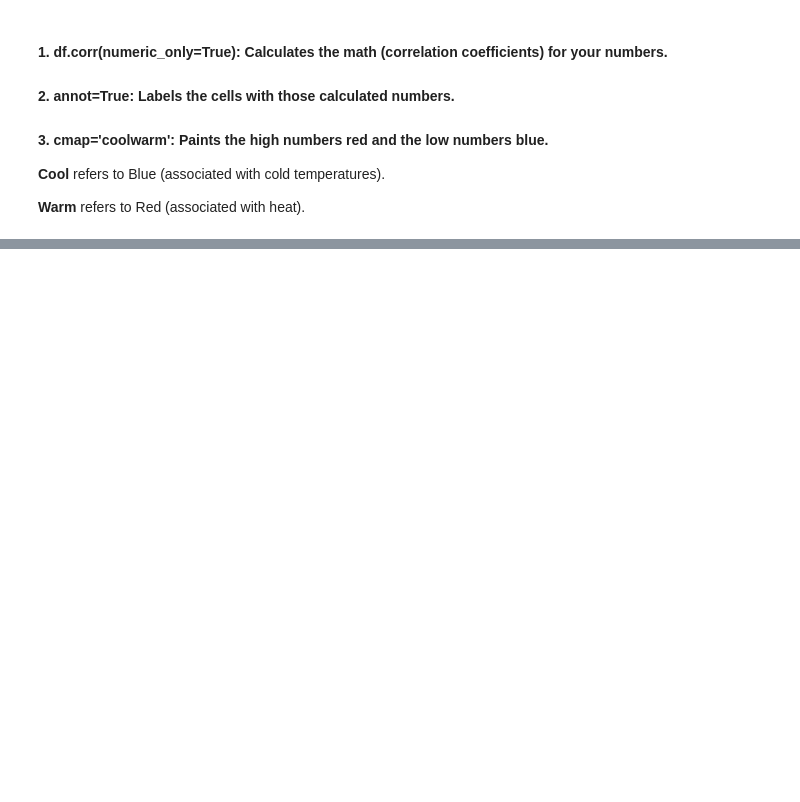
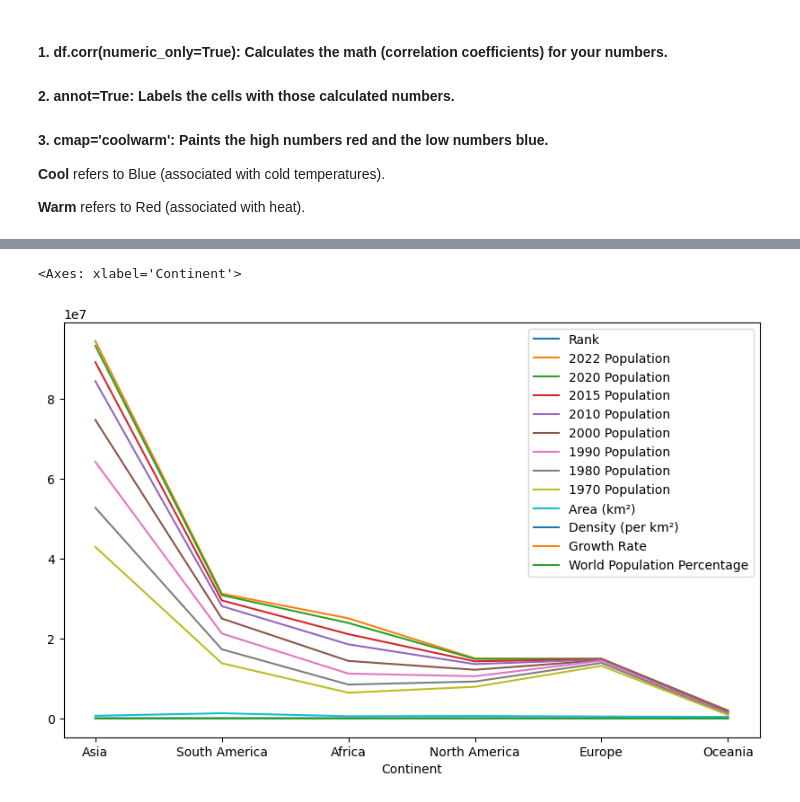
Before and after one commit to kathembo-tsongo/SimpleProjectForDataAnalytics, a Jupyter notebook: EDA.ipynb, the cells around one changed output, grey strips where cells are left out. Saved outputs shown, nothing was run; the diff lists cells and outputs as text; code cells hidden in the pictures; blank space fills up the shorter version.

Commit message:
visualization cont..

```diff
--- a/EDA.ipynb
+++ b/EDA.ipynb
@@ -194,0 +211,3 @@ plt.show()
+# %%
+dataframe2 = dataframe.groupby('Continent').mean(numeric_only=True).sort_values(by='2022 Population', ascending=False)
+dataframe2
@@ -194,0 +223,5 @@ plt.show()
+# %%
+dataframe2.plot()
+# %% [output]
+<Axes: xlabel='Continent'>
+[figure, added]
```
Also changed, not shown: parts of 9 cells of this notebook, 1 other file.
